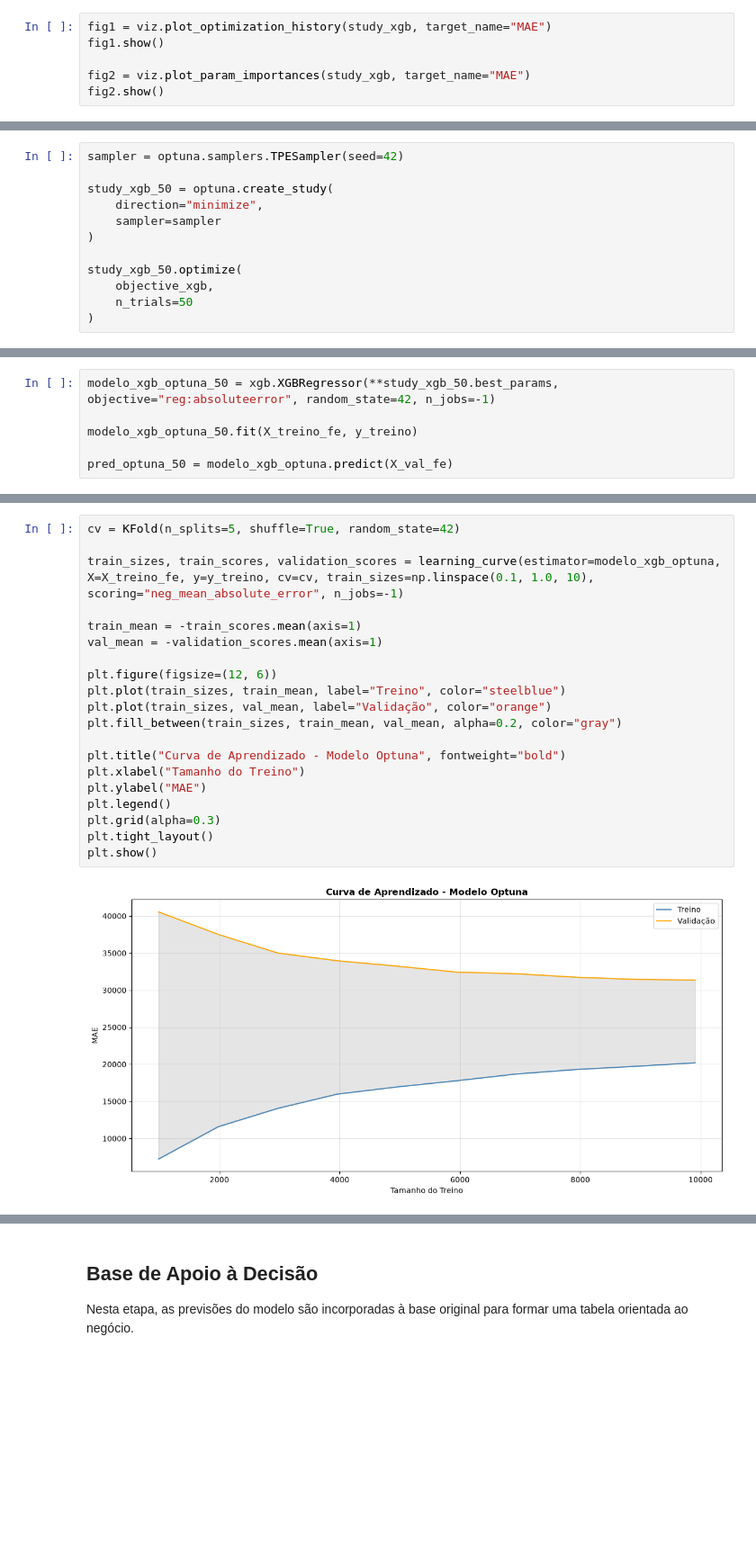
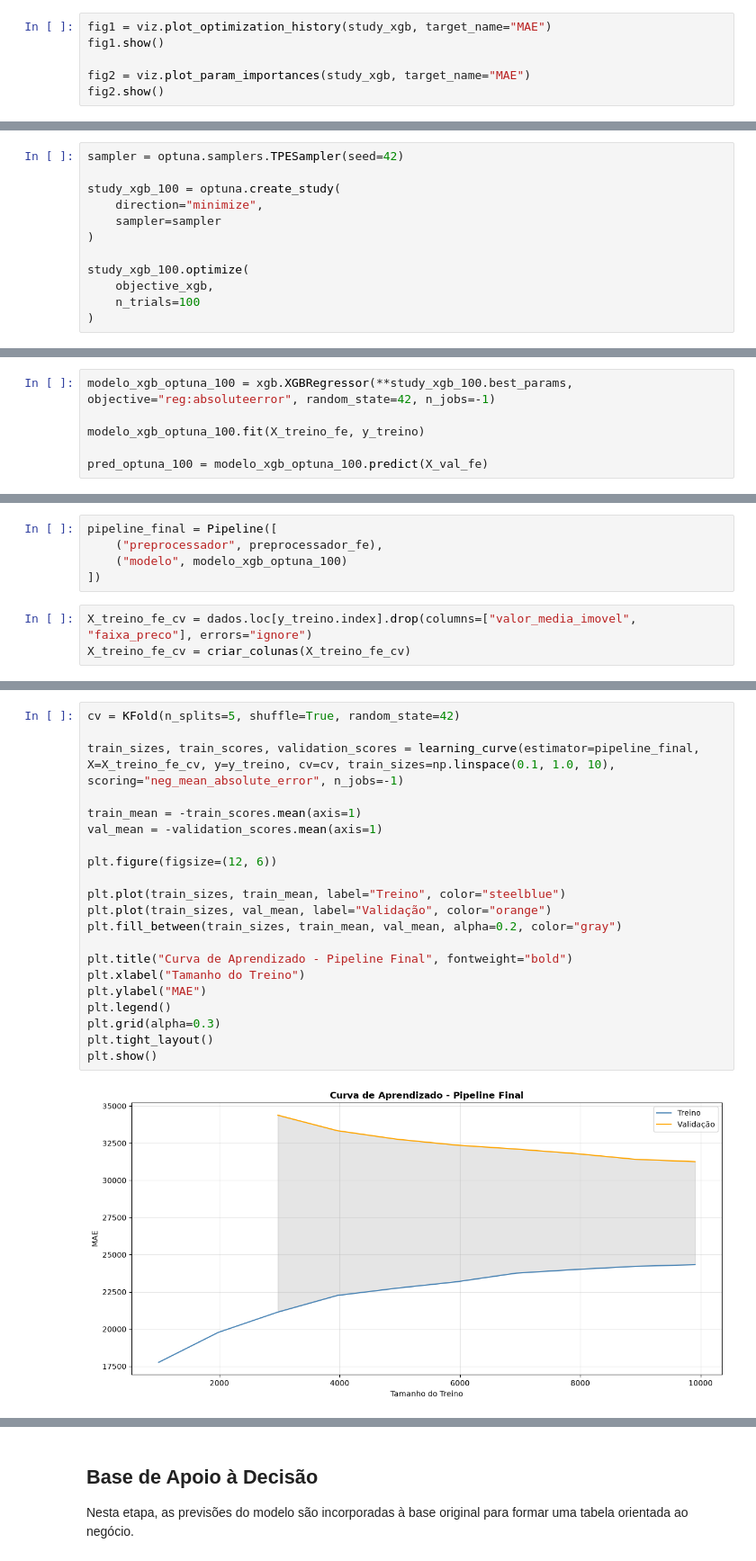
Before and after one commit to RenanTrevelim/california-housing-price-prediction, a Jupyter notebook: notebooks/03_modelos_machine_learning.ipynb, the cells around one changed output, grey strips where cells are left out. Shown at 90% size. Saved outputs shown, nothing was run; the diff lists cells and outputs as text; blank space fills up the shorter version.

```diff
--- a/notebooks/03_modelos_machine_learning.ipynb
+++ b/notebooks/03_modelos_machine_learning.ipynb
@@ -749,13 +966,13 @@ fig2.show()
 # %%
 sampler = optuna.samplers.TPESampler(seed=42)
 
-study_xgb_50 = optuna.create_study(
+study_xgb_100 = optuna.create_study(
     direction="minimize",
     sampler=sampler
 )
 
-study_xgb_50.optimize(
+study_xgb_100.optimize(
     objective_xgb,
-    n_trials=50
+    n_trials=100
 )
 # %% [output]
@@ -795,7 +1012,7 @@ fig2_200.show()
 # %%
-modelo_xgb_optuna_50 = xgb.XGBRegressor(**study_xgb_50.best_params, objective="reg:absoluteerror", random_state=42, n_jobs=-1)
+modelo_xgb_optuna_100 = xgb.XGBRegressor(**study_xgb_100.best_params, objective="reg:absoluteerror", random_state=42, n_jobs=-1)
 
-modelo_xgb_optuna_50.fit(X_treino_fe, y_treino)
+modelo_xgb_optuna_100.fit(X_treino_fe, y_treino)
 
-pred_optuna_50 = modelo_xgb_optuna.predict(X_val_fe)
+pred_optuna_100 = modelo_xgb_optuna_100.predict(X_val_fe)
 # %%
@@ -850 +1093,9 @@ Passing `palette` without assigning `hue` is deprecated and will be removed in v
+# %%
+pipeline_final = Pipeline([
+    ("preprocessador", preprocessador_fe),
+    ("modelo", modelo_xgb_optuna_100)
+])
+# %%
+X_treino_fe_cv = dados.loc[y_treino.index].drop(columns=["valor_media_imovel", "faixa_preco"], errors="ignore")
+X_treino_fe_cv = criar_colunas(X_treino_fe_cv)
 # %%
@@ -884,22 +1150,23 @@ cv_df.round(3)
 # %%
 cv = KFold(n_splits=5, shuffle=True, random_state=42)
 
-train_sizes, train_scores, validation_scores = learning_curve(estimator=modelo_xgb_optuna, X=X_treino_fe, y=y_treino, cv=cv, train_sizes=np.linspace(0.1, 1.0, 10), scoring="neg_mean_absolute_error", n_jobs=-1)
+train_sizes, train_scores, validation_scores = learning_curve(estimator=pipeline_final, X=X_treino_fe_cv, y=y_treino, cv=cv, train_sizes=np.linspace(0.1, 1.0, 10), scoring="neg_mean_absolute_error", n_jobs=-1)
 
 train_mean = -train_scores.mean(axis=1)
 val_mean = -validation_scores.mean(axis=1)
 
 plt.figure(figsize=(12, 6))
+
 plt.plot(train_sizes, train_mean, label="Treino", color="steelblue")
 plt.plot(train_sizes, val_mean, label="Validação", color="orange")
 plt.fill_between(train_sizes, train_mean, val_mean, alpha=0.2, color="gray")
 
-plt.title("Curva de Aprendizado - Modelo Optuna", fontweight="bold")
+plt.title("Curva de Aprendizado - Pipeline Final", fontweight="bold")
 plt.xlabel("Tamanho do Treino")
 plt.ylabel("MAE")
 plt.legend()
 plt.grid(alpha=0.3)
 plt.tight_layout()
 plt.show()
 # %% [output]
-[figure, old version]
+[figure, new version]
```
Also changed, not shown: parts of 112 cells of this notebook, 6 other files.
